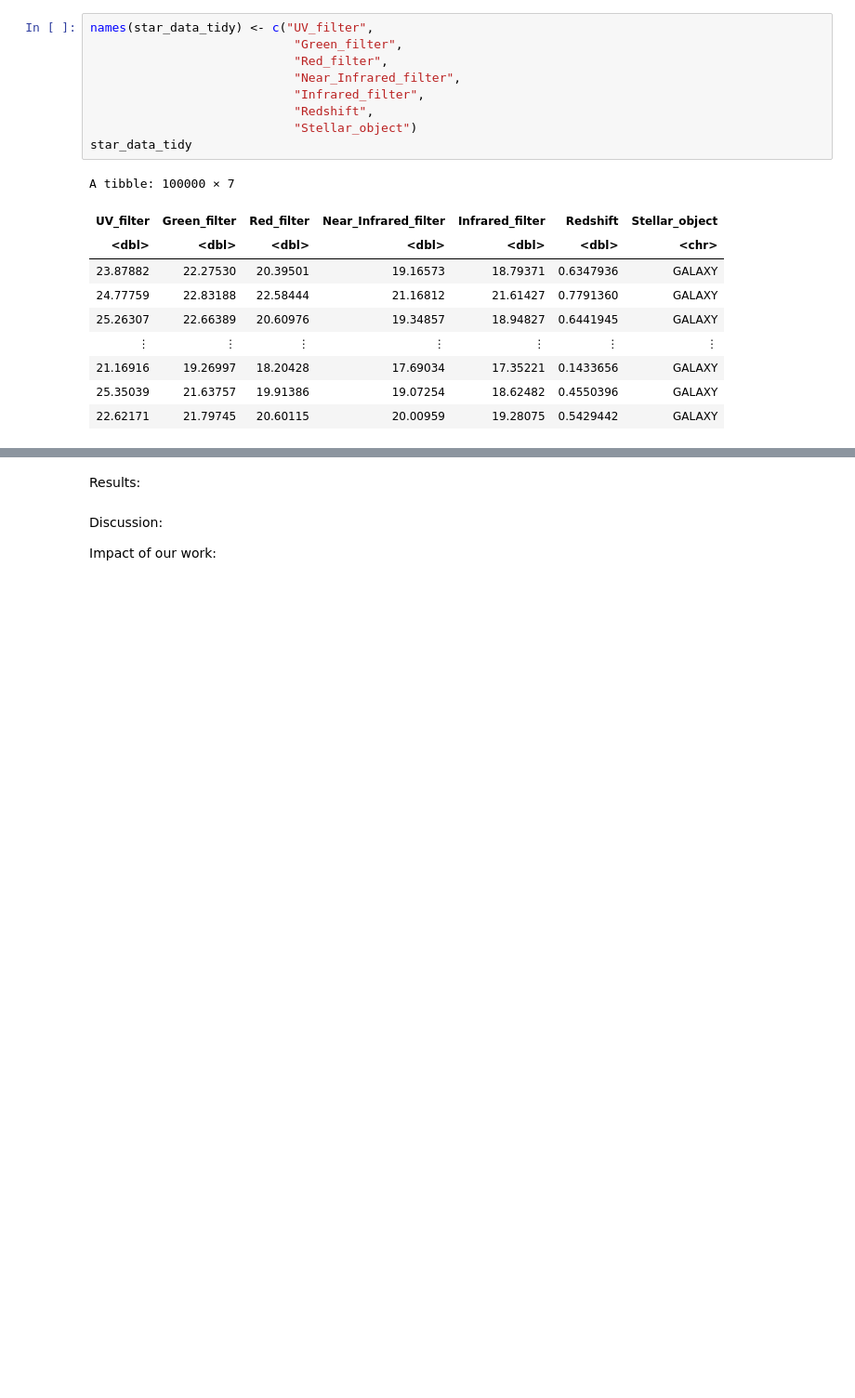
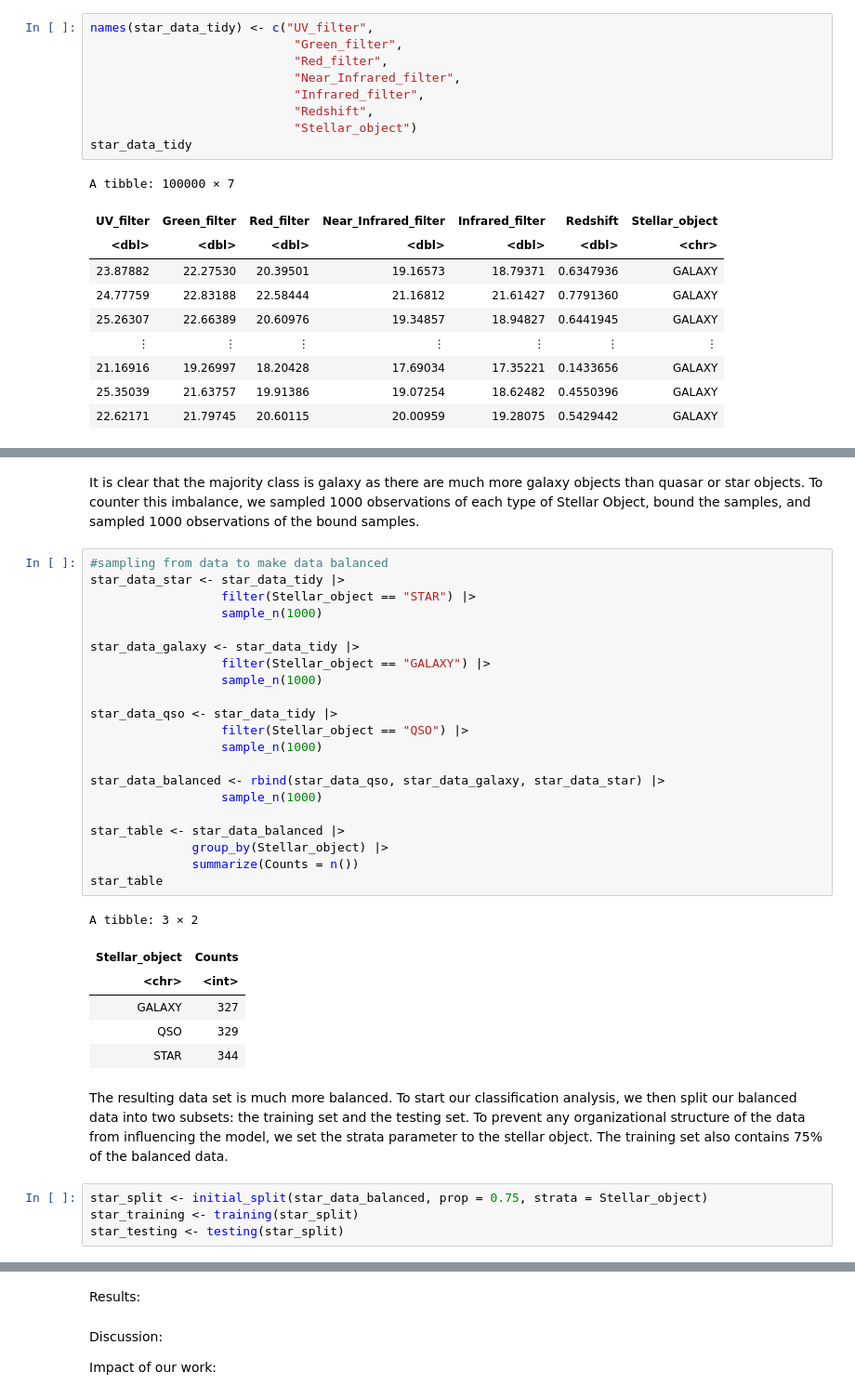
Before and after one commit to Margokap/DSCI100-group-03, a Jupyter notebook: project_1.ipynb, the cells around one changed output, grey strips where cells are left out. Shown: that part at 93% size. Drawn from its saved outputs; the diff is of its cells as text; blank space fills up the shorter version.

```diff
--- a/project_1.ipynb
+++ b/project_1.ipynb
@@ -95,0 +114,36 @@ A tibble: 100000 × 7
+# %% [markdown]
+It is clear that the majority class is galaxy as there are much more galaxy objects than quasar or star objects. To counter this imbalance, we sampled 1000 observations of each type of Stellar Object, bound the samples, and sampled 1000 observations of the bound samples.
+# %%
+#sampling from data to make data balanced
+star_data_star <- star_data_tidy |>
+                  filter(Stellar_object == "STAR") |>
+                  sample_n(1000)
+
+star_data_galaxy <- star_data_tidy |>
+                  filter(Stellar_object == "GALAXY") |>
+                  sample_n(1000)
+
+star_data_qso <- star_data_tidy |>
+                  filter(Stellar_object == "QSO") |>
+                  sample_n(1000)
+
+star_data_balanced <- rbind(star_data_qso, star_data_galaxy, star_data_star) |>
+                  sample_n(1000)
+
+star_table <- star_data_balanced |>
+              group_by(Stellar_object) |>
+              summarize(Counts = n())
+star_table
+# %% [output]
+A tibble: 3 × 2
+| Stellar_object | Counts |
+| <chr> | <int> |
+| GALAXY | 327 |
+| QSO | 329 |
+| STAR | 344 |
+# %% [markdown]
+The resulting data set is much more balanced. To start our classification analysis, we then split our balanced data into two subsets: the training set and the testing set. To prevent any organizational structure of the data from influencing the model, we set the strata parameter to the stellar object. The training set also contains 75% of the balanced data.
+# %%
+star_split <- initial_split(star_data_balanced, prop = 0.75, strata = Stellar_object)
+star_training <- training(star_split)
+star_testing <- testing(star_split)
```
Also changed, not shown: parts of 5 cells of this notebook.
